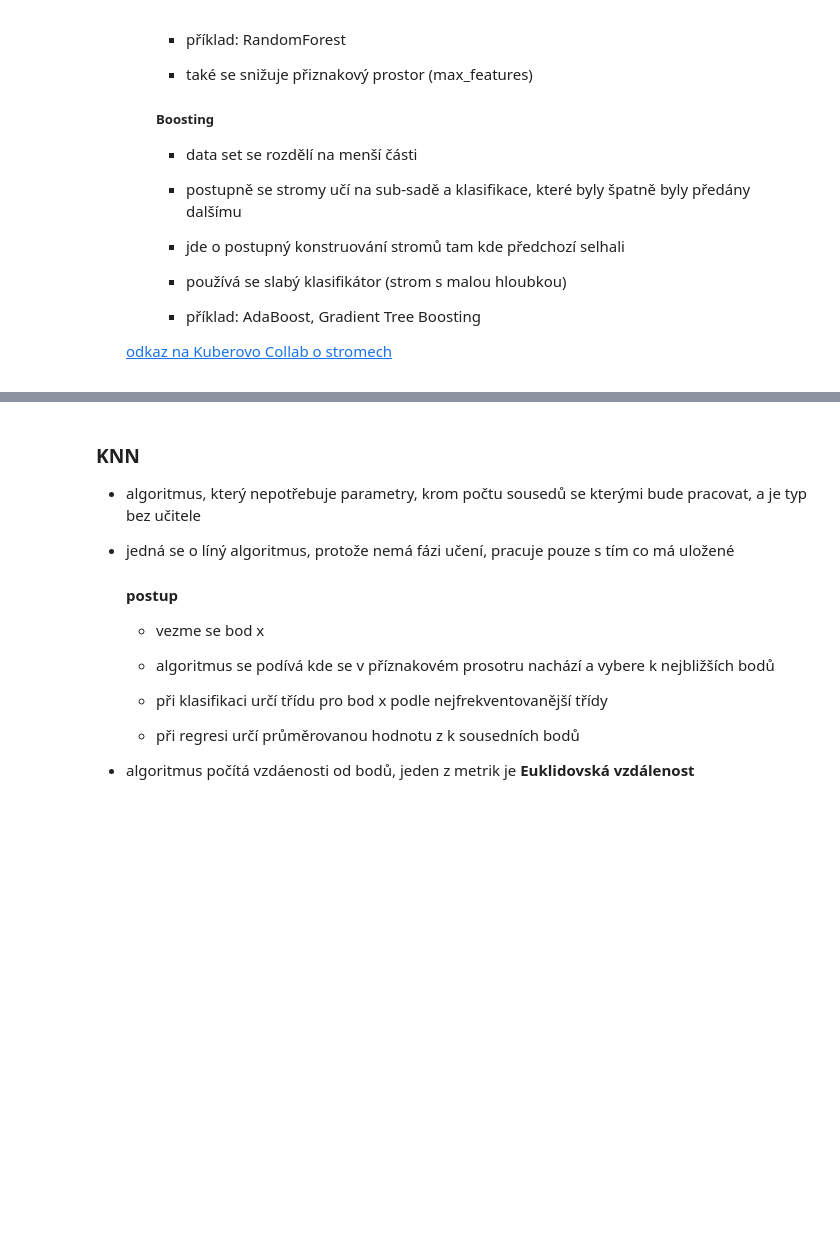
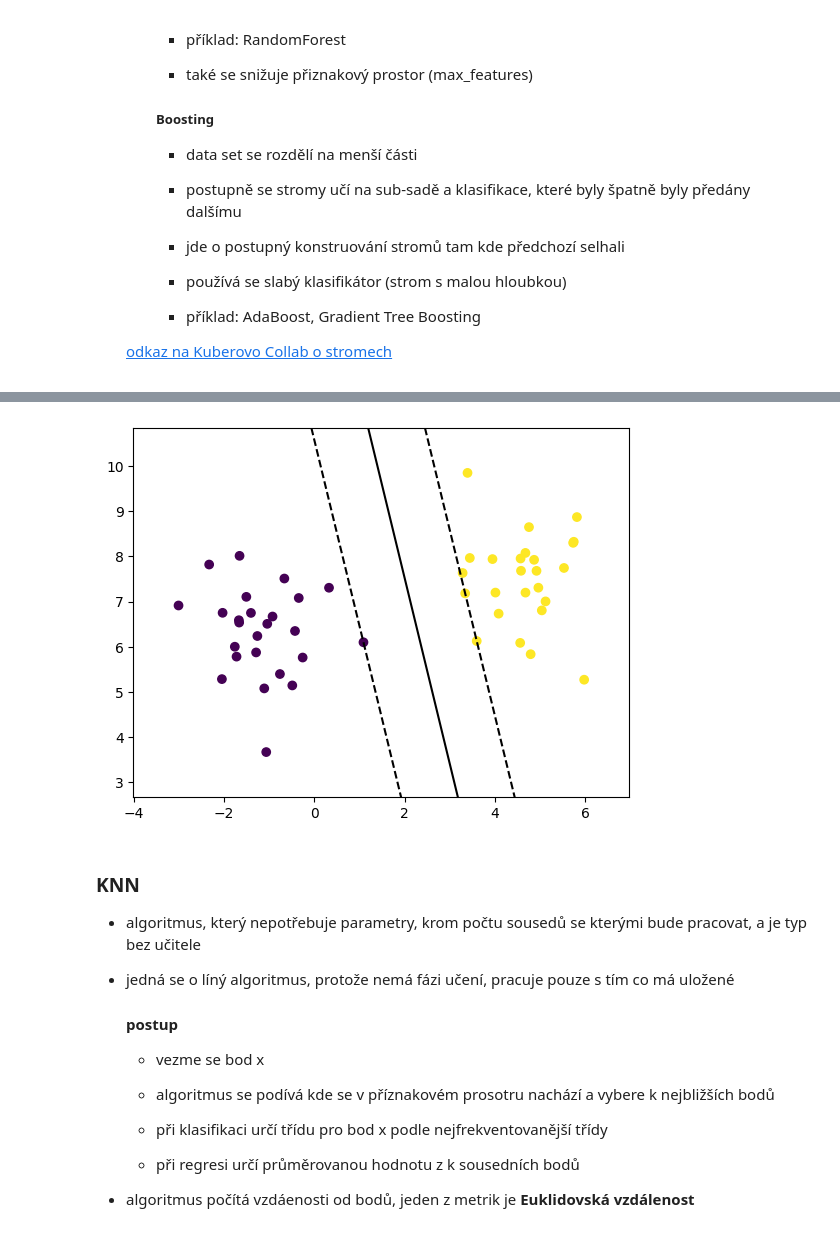
Before and after one commit to KuzmaPav/usu, a Jupyter notebook: something.ipynb, the cells around one changed output, grey strips where cells are left out. Saved outputs shown, nothing was run; the diff lists cells and outputs as text; code cells hidden in the pictures; blank space fills up the shorter version.

```diff
--- a/something.ipynb
+++ b/something.ipynb
@@ -449,3 +469,27 @@ ortogonální matice je čtevrcová matice u které platí: $Q^T \cdot Q = Q \cd
+# %%
+import numpy as np, matplotlib.pyplot as plt, sklearn.datasets, sklearn.svm, sklearn.inspection
+
+X, y = sklearn.datasets.make_blobs(50, 2, centers=2, random_state=27) #type: ignore
+
+support_vec_model = sklearn.svm.SVC(kernel="linear").fit(X,y)
+
+plt.scatter(X[:,0], X[:,1], c=y)
+ax = plt.gca()
+sklearn.inspection.DecisionBoundaryDisplay.from_estimator(
+    support_vec_model,
+    X,
+    plot_method="contour",
+    colors="k",
+    levels=[-1, 0, 1],
+    linestyles=["--", "-", "--"],
+    ax=ax,
+)
+
+plt.show()
+
+#source: https://scikit-learn.org/stable/auto_examples/svm/plot_separating_hyperplane.html#sphx-glr-auto-examples-svm-plot-separating-hyperplane-py
+# %% [output]
+[figure, added]
 # %% [markdown]
 ### KNN
 
```
Also changed, not shown: parts of 4 cells of this notebook.
